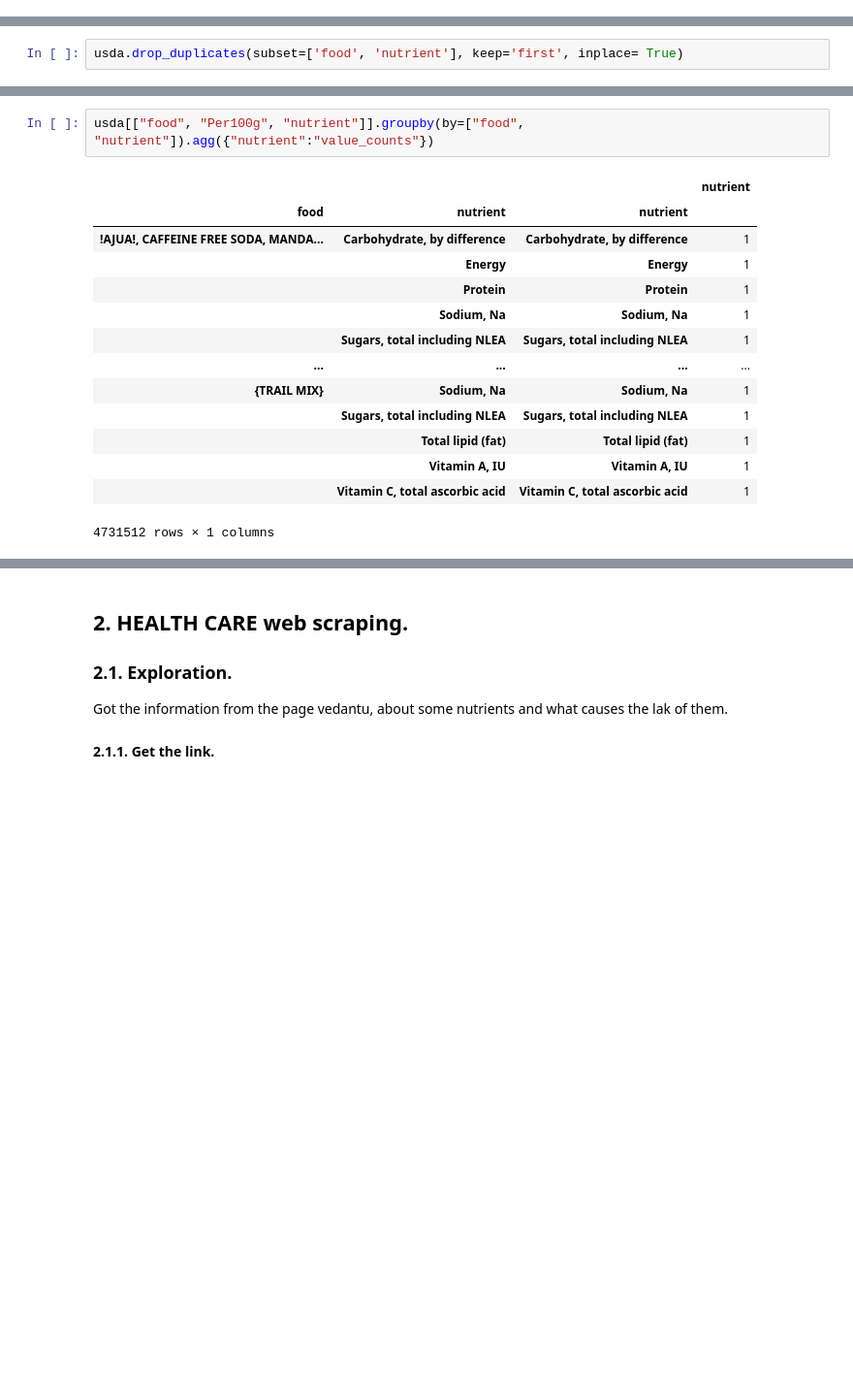
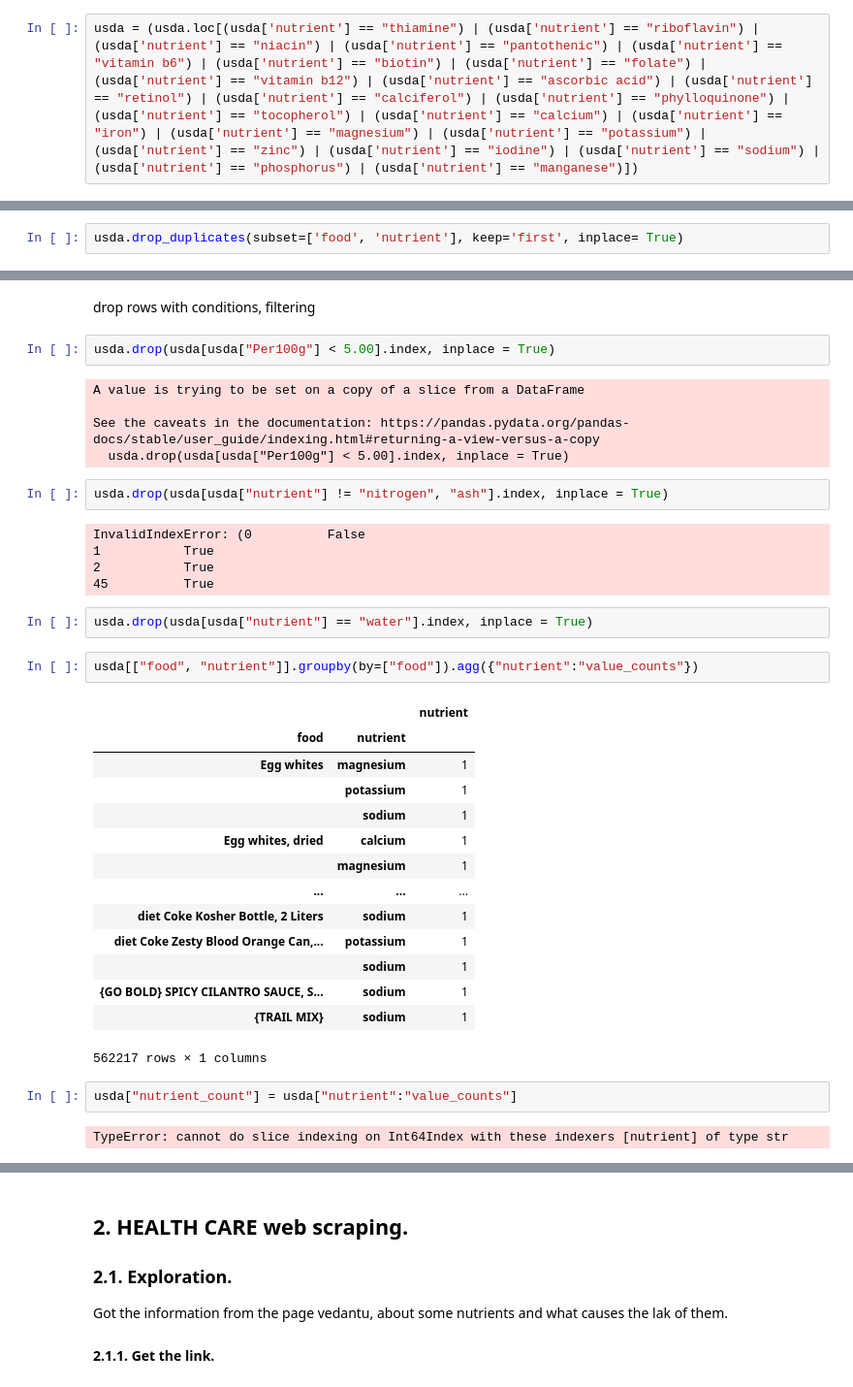
Before and after one commit to imalanz/PipeLine_proy2, a Jupyter notebook: analysis.ipynb, the cells around one changed output, grey strips where cells are left out. Shown: that part at 97% size. Saved outputs shown, nothing was run; the diff lists cells and outputs as text; blank space fills up the shorter version.

```diff
--- a/analysis.ipynb
+++ b/analysis.ipynb
@@ -169,0 +173,2 @@ usda["food"] = [i.strip().replace("  ", " ") for i in list(usda["food"])]
+# %%
+usda = (usda.loc[(usda['nutrient'] == "thiamine") | (usda['nutrient'] == "riboflavin") | (usda['nutrient'] == "niacin") | (usda['nutrient'] == "pantothenic") | (usda['nutrient'] == "vitamin b6") | (usda['nutrient'] == "biotin") | (usda['nutrient'] == "folate") | (usda['nutrient'] == "vitamin b12") | (usda['nutrient'] == "ascorbic acid") | (usda['nutrient'] == "retinol") | (usda['nutrient'] == "calciferol") | (usda['nutrient'] == "phylloquinone") | (usda['nutrient'] == "tocopherol") | (usda['nutrient'] == "calcium") | (usda['nutrient'] == "iron") | (usda['nutrient'] == "magnesium") | (usda['nutrient'] == "potassium") | (usda['nutrient'] == "zinc") | (usda['nutrient'] == "iodine") | (usda['nutrient'] == "sodium") | (usda['nutrient'] == "phosphorus") | (usda['nutrient'] == "manganese")])
@@ -190,18 +200,40 @@ usda.Per100g.value_counts()
 Name: Per100g, Length: 26134, dtype: int64
+# %% [markdown]
+drop rows with conditions, filtering
+# %%
+usda.drop(usda[usda["Per100g"] < 5.00].index, inplace = True)
+# %% [output]
+A value is trying to be set on a copy of a slice from a DataFrame
+
+See the caveats in the documentation: https://pandas.pydata.org/pandas-docs/stable/user_guide/indexing.html#returning-a-view-versus-a-copy
+  usda.drop(usda[usda["Per100g"] < 5.00].index, inplace = True)
+# %%
+usda.drop(usda[usda["nutrient"] != "nitrogen", "ash"].index, inplace = True)
+# %% [output]
+InvalidIndexError: (0          False
+1           True
+2           True
+45          True
+# %%
+usda.drop(usda[usda["nutrient"] == "water"].index, inplace = True)
 # %%
-usda[["food", "Per100g", "nutrient"]].groupby(by=["food", "nutrient"]).agg({"nutrient":"value_counts"})
+usda[["food", "nutrient"]].groupby(by=["food"]).agg({"nutrient":"value_counts"})
 # %% [output]
-|  |  |  | nutrient |
-| food | nutrient | nutrient |  |
-| !AJUA!, CAFFEINE FREE SODA, MANDA... | Carbohydrate, by difference | Carbohydrate, by difference | 1 |
-|  | Energy | Energy | 1 |
-|  | Protein | Protein | 1 |
-|  | Sodium, Na | Sodium, Na | 1 |
-|  | Sugars, total including NLEA | Sugars, total including NLEA | 1 |
-| ... | ... | ... | ... |
-| {TRAIL MIX} | Sodium, Na | Sodium, Na | 1 |
-|  | Sugars, total including NLEA | Sugars, total including NLEA | 1 |
-|  | Total lipid (fat) | Total lipid (fat) | 1 |
-|  | Vitamin A, IU | Vitamin A, IU | 1 |
-|  | Vitamin C, total ascorbic acid | Vitamin C, total ascorbic acid | 1 |
+|  |  | nutrient |
+| food | nutrient |  |
+| Egg whites | magnesium | 1 |
+|  | potassium | 1 |
+|  | sodium | 1 |
+| Egg whites, dried | calcium | 1 |
+|  | magnesium | 1 |
+| ... | ... | ... |
+| diet Coke Kosher Bottle, 2 Liters | sodium | 1 |
+| diet Coke Zesty Blood Orange Can,... | potassium | 1 |
+|  | sodium | 1 |
+| {GO BOLD} SPICY CILANTRO SAUCE, S... | sodium | 1 |
+| {TRAIL MIX} | sodium | 1 |
-4731512 rows × 1 columns
+562217 rows × 1 columns
+# %%
+usda["nutrient_count"] = usda["nutrient":"value_counts"]
+# %% [output]
+TypeError: cannot do slice indexing on Int64Index with these indexers [nutrient] of type str
```
Also changed, not shown: parts of 20 cells of this notebook, 1 other file.
